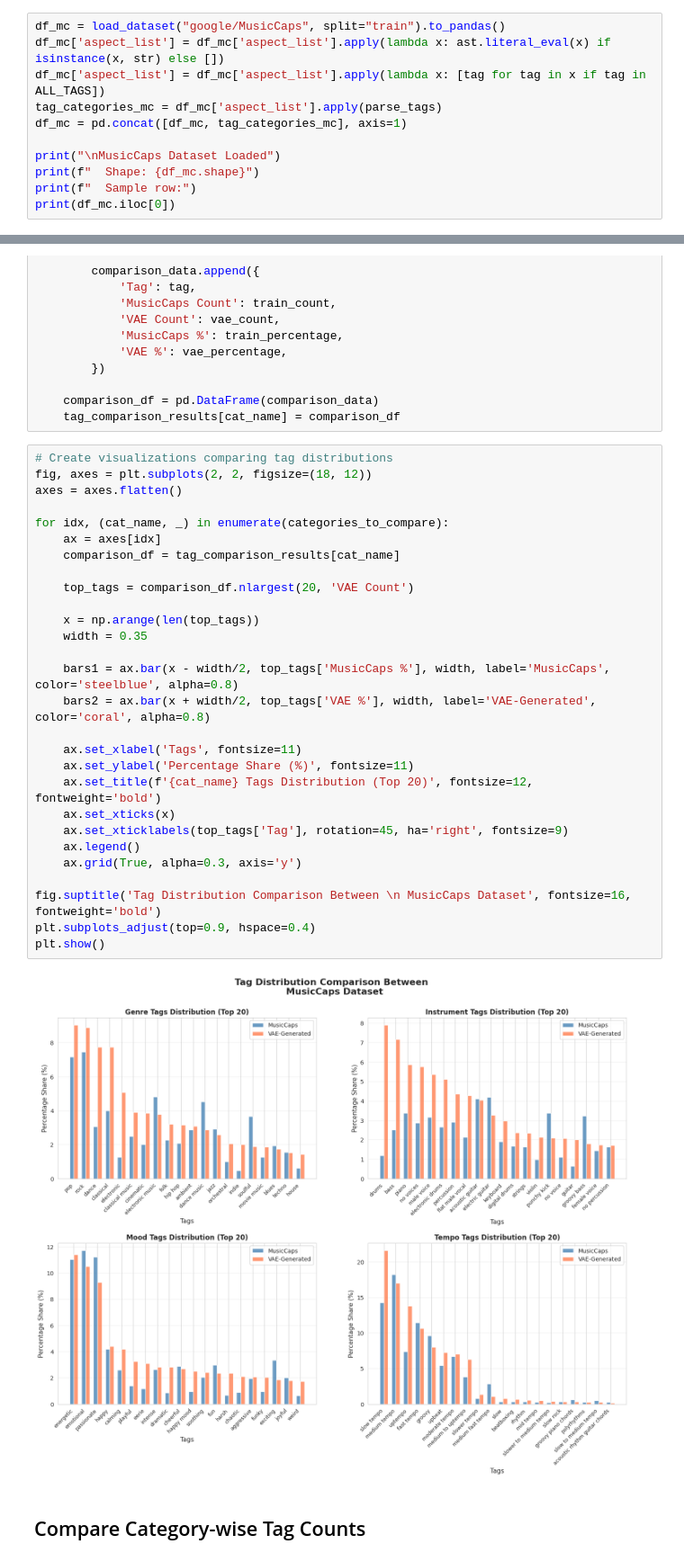
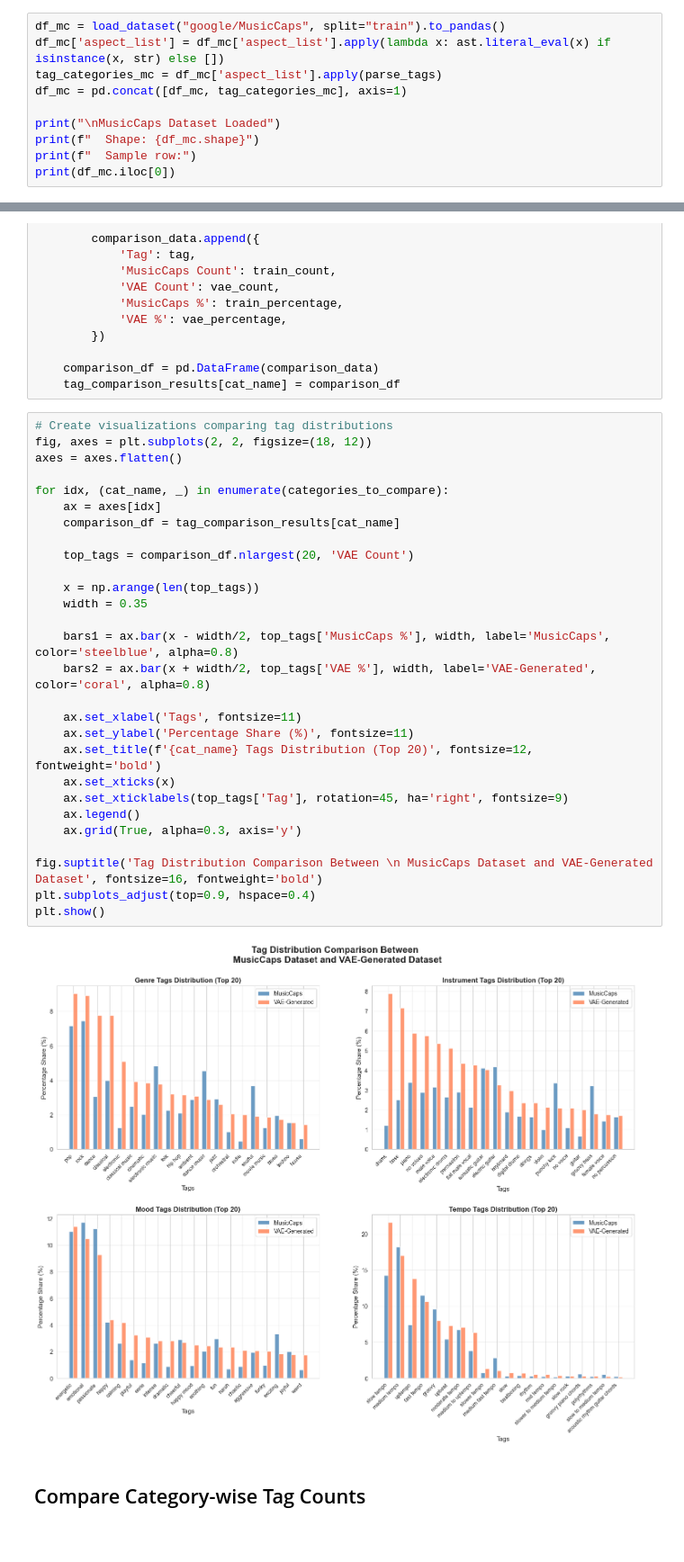
Before and after one commit to BrunoSienkiewicz/ConceptCaps, a Jupyter notebook: notebooks/tags-datasets-comparison.ipynb, the cells around one changed output, grey strips where cells are left out. Shown at 90% size. Saved outputs shown, nothing was run; the diff lists cells and outputs as text.

```diff
--- a/notebooks/tags-datasets-comparison.ipynb
+++ b/notebooks/tags-datasets-comparison.ipynb
@@ -47,7 +47,6 @@ def parse_tags(tags):
 # %%
 df_mc = load_dataset("google/MusicCaps", split="train").to_pandas()
 df_mc['aspect_list'] = df_mc['aspect_list'].apply(lambda x: ast.literal_eval(x) if isinstance(x, str) else [])
-df_mc['aspect_list'] = df_mc['aspect_list'].apply(lambda x: [tag for tag in x if tag in ALL_TAGS])
 tag_categories_mc = df_mc['aspect_list'].apply(parse_tags)
 df_mc = pd.concat([df_mc, tag_categories_mc], axis=1)
 
@@ -335,33 +354,33 @@ for cat_name, col_name in categories_to_compare:
 # %%
 # Create visualizations comparing tag distributions
 fig, axes = plt.subplots(2, 2, figsize=(18, 12))
 axes = axes.flatten()
 
 for idx, (cat_name, _) in enumerate(categories_to_compare):
     ax = axes[idx]
     comparison_df = tag_comparison_results[cat_name]
 
     top_tags = comparison_df.nlargest(20, 'VAE Count')
 
     x = np.arange(len(top_tags))
     width = 0.35
 
     bars1 = ax.bar(x - width/2, top_tags['MusicCaps %'], width, label='MusicCaps', color='steelblue', alpha=0.8)
     bars2 = ax.bar(x + width/2, top_tags['VAE %'], width, label='VAE-Generated', color='coral', alpha=0.8)
 
     ax.set_xlabel('Tags', fontsize=11)
     ax.set_ylabel('Percentage Share (%)', fontsize=11)
     ax.set_title(f'{cat_name} Tags Distribution (Top 20)', fontsize=12, fontweight='bold')
     ax.set_xticks(x)
     ax.set_xticklabels(top_tags['Tag'], rotation=45, ha='right', fontsize=9)
     ax.legend()
     ax.grid(True, alpha=0.3, axis='y')
 
-fig.suptitle('Tag Distribution Comparison Between \n MusicCaps Dataset', fontsize=16, fontweight='bold')
+fig.suptitle('Tag Distribution Comparison Between \n MusicCaps Dataset and VAE-Generated Dataset', fontsize=16, fontweight='bold')
 plt.subplots_adjust(top=0.9, hspace=0.4)
 plt.show()
 # %% [output]
-[figure, old version]
+[figure, new version]
 # %% [markdown]
 ## Compare Category-wise Tag Counts
 # %%
```
Also changed, not shown: parts of 4 cells of this notebook, 11 other files.
